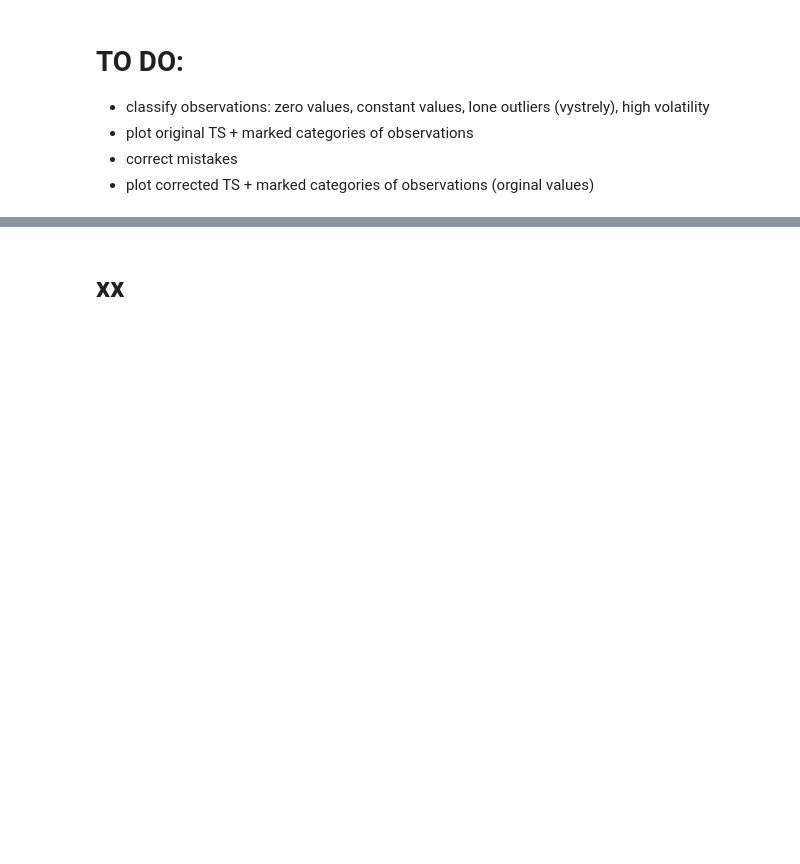
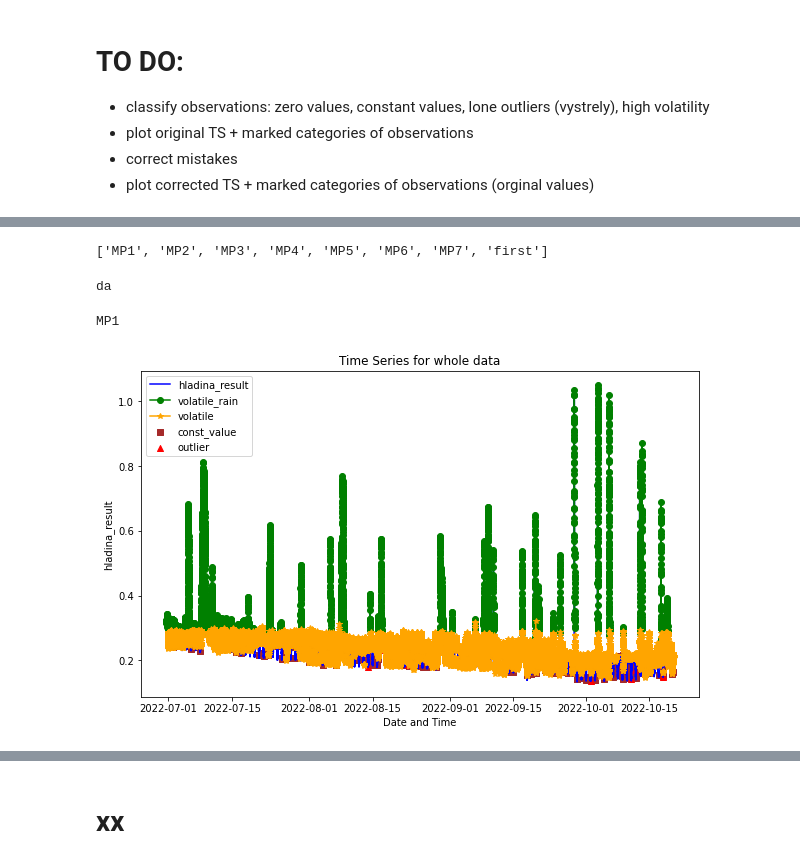
Before and after one commit to macejova/Ecox-seminar-project, a Jupyter notebook: Ecox seminar project 2.ipynb, the cells around one changed output, grey strips where cells are left out. Cells and saved outputs as stored; diff of their text form; code cells hidden in the pictures; blank space fills up the shorter version.

```diff
--- a/Ecox seminar project 2.ipynb
+++ b/Ecox seminar project 2.ipynb
@@ -655,11 +1217,0 @@ vars_of_interest = {}
-# %%
-for key in site_dataframes:
-    df = site_dataframes[key]
-    nas = df.isna().sum()
-    goods = list(nas[nas==0].index)
-    goods.remove("date")
-    goods.remove("prutok_computed")
-    goods.remove("site")
-    vars_of_interest[key] = goods
-    #print(key)
-    #print(df.isna().sum())
@@ -683,0 +1218,3 @@ vars_of_interest
+# %%
+vars_of_interest = {k:v for k,v in sorted(vars_of_interest.items())}
+vars_of_interest
@@ -683,0 +1229,10 @@ vars_of_interest
+# %%
+explorer.main_sites
+# %% [output]
+['MP1', 'MP2', 'MP3', 'MP4', 'MP5', 'MP6', 'MP7', 'first']
+# %%
+explorer.classify()
+print("da")
+outs = explorer.classify(classif_vars_dict = vars_of_interest)
+# %% [output]
+da
@@ -683,0 +1252,8 @@ vars_of_interest
+# %%
+i+=1
+print(sites[i])
+classif_var = vars_of_interest[sites[i]][0]  #hladina
+explorer.TS_objects[sites[i]].plot_categories(classif_var=classif_var)
+# %% [output]
+MP1
+[figure, added]
```
Also changed, not shown: parts of 59 cells of this notebook, 1 other file.
